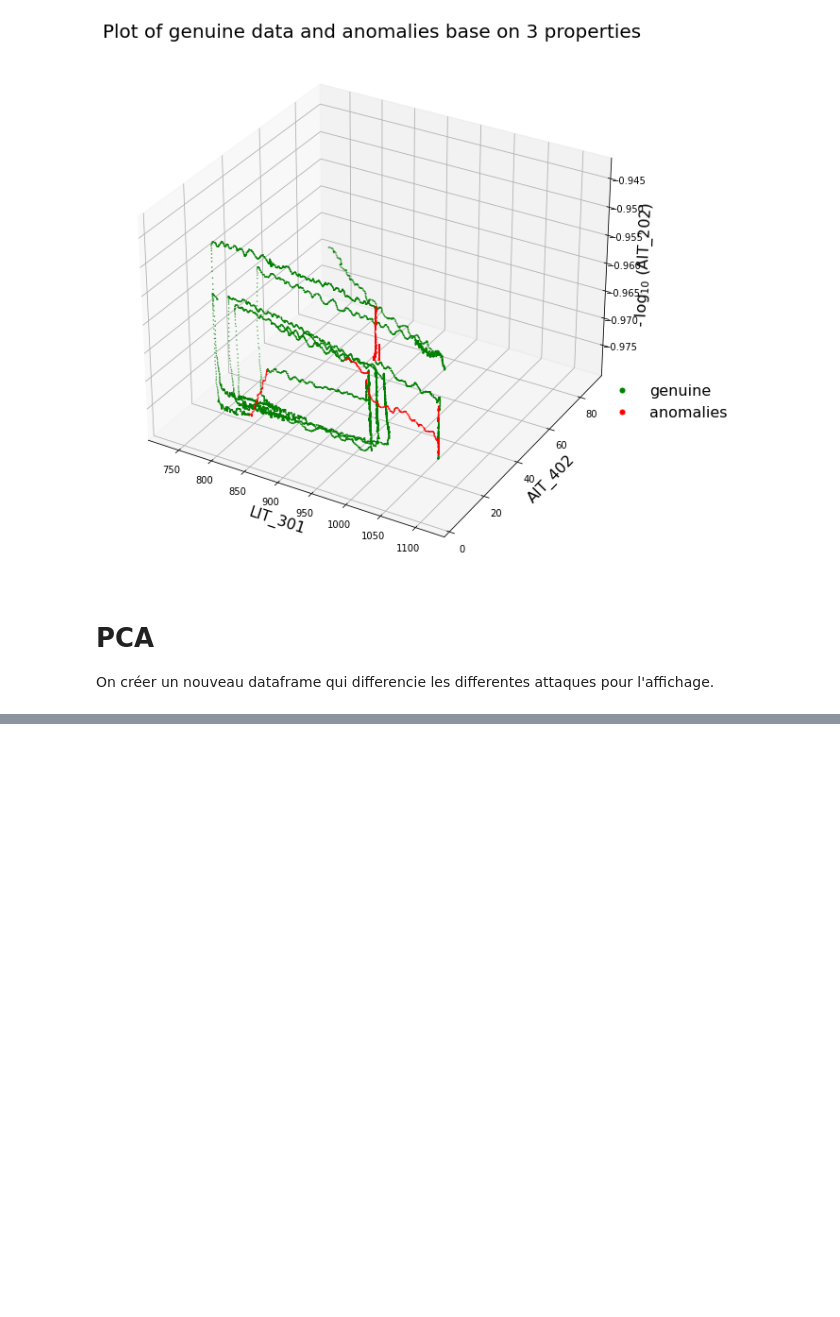
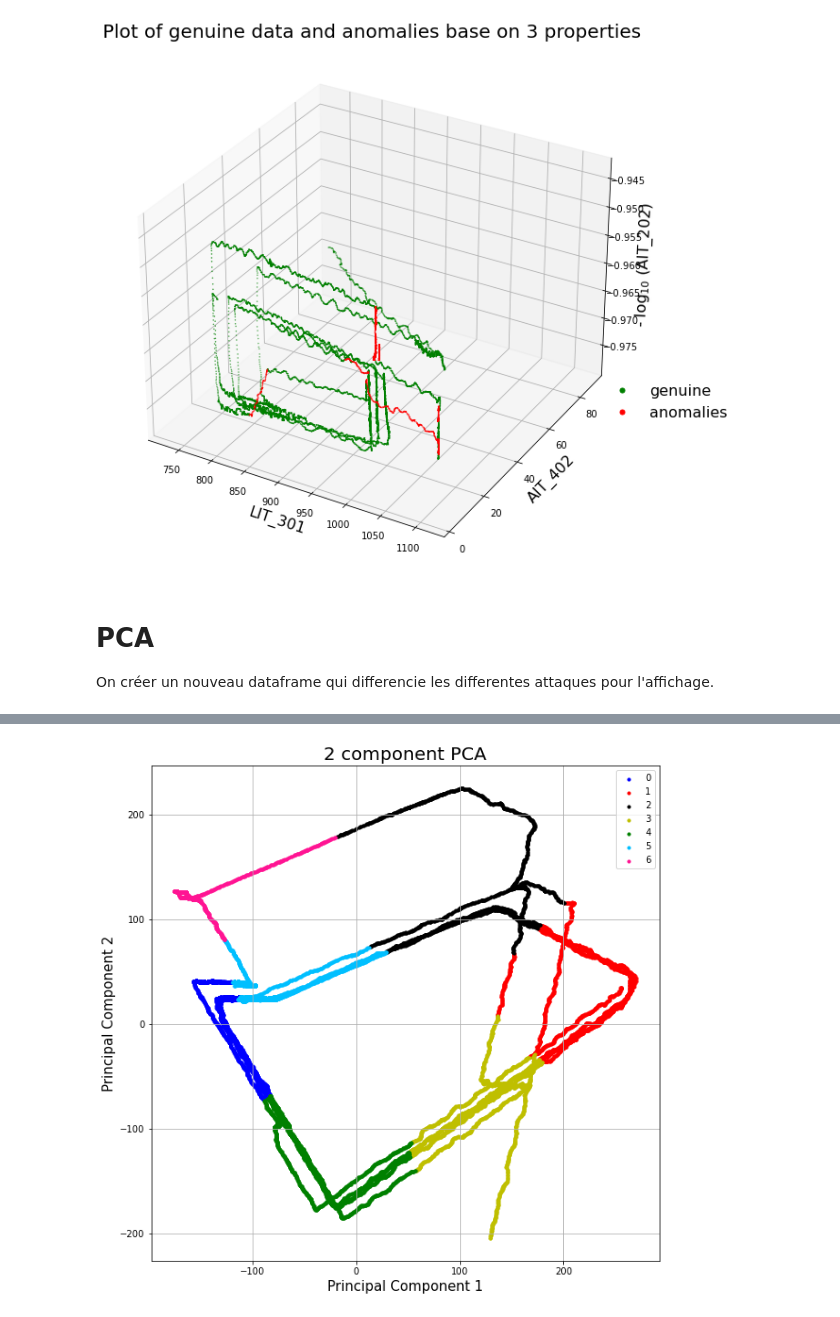
Before and after one commit to lnassabain/Anomaly-detection-and-prediction-for-Water-treatment-system, a Jupyter notebook: clean_data.ipynb, the cells around one changed output, grey strips where cells are left out. Saved outputs shown, nothing was run; the diff lists cells and outputs as text; code cells hidden in the pictures; blank space fills up the shorter version.

```diff
--- a/clean_data.ipynb
+++ b/clean_data.ipynb
@@ -1368,0 +1460,6 @@ plt.show()
+# %%
+from sklearn.cluster import KMeans
+
+kmeans = KMeans(n_clusters=7, random_state=0).fit(X)
+
+print(kmeans.labels_)
@@ -1368,0 +1468,3 @@ plt.show()
+# %%
+finalDf['Kmeans_7_cluster'] = kmeans.labels_.tolist()
+finalDf.head()
@@ -1368,0 +1478,18 @@ plt.show()
+# %%
+fig = plt.figure(figsize = (10,10))
+ax = fig.add_subplot(1,1,1)
+ax.set_xlabel('Principal Component 1', fontsize = 15)
+ax.set_ylabel('Principal Component 2', fontsize = 15)
+ax.set_title('2 component PCA', fontsize = 20)
+labels = [0, 1, 2, 3, 4, 5, 6]
+colors = ['b', 'r', 'black', 'y', 'g', 'deepskyblue', 'deeppink']
+for target, color in zip(labels,colors):
+    indicesToKeep = finalDf['Kmeans_7_cluster'] == target
+    ax.scatter(finalDf.loc[indicesToKeep, 'principal component 1']
+               , finalDf.loc[indicesToKeep, 'principal component 2']
+               , c = color
+               , s = 10)
+ax.legend(labels)
+ax.grid()
+# %% [output]
+[figure, added]
```
Also changed, not shown: parts of 21 cells of this notebook.
